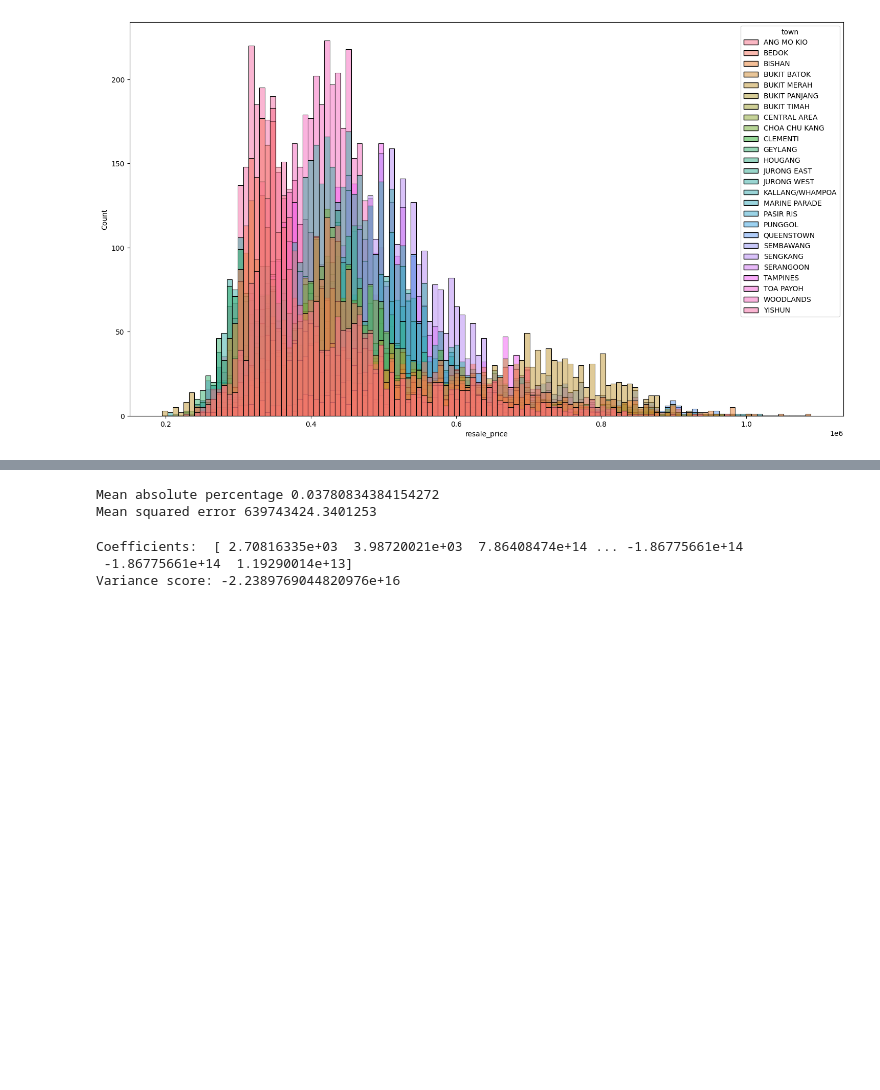
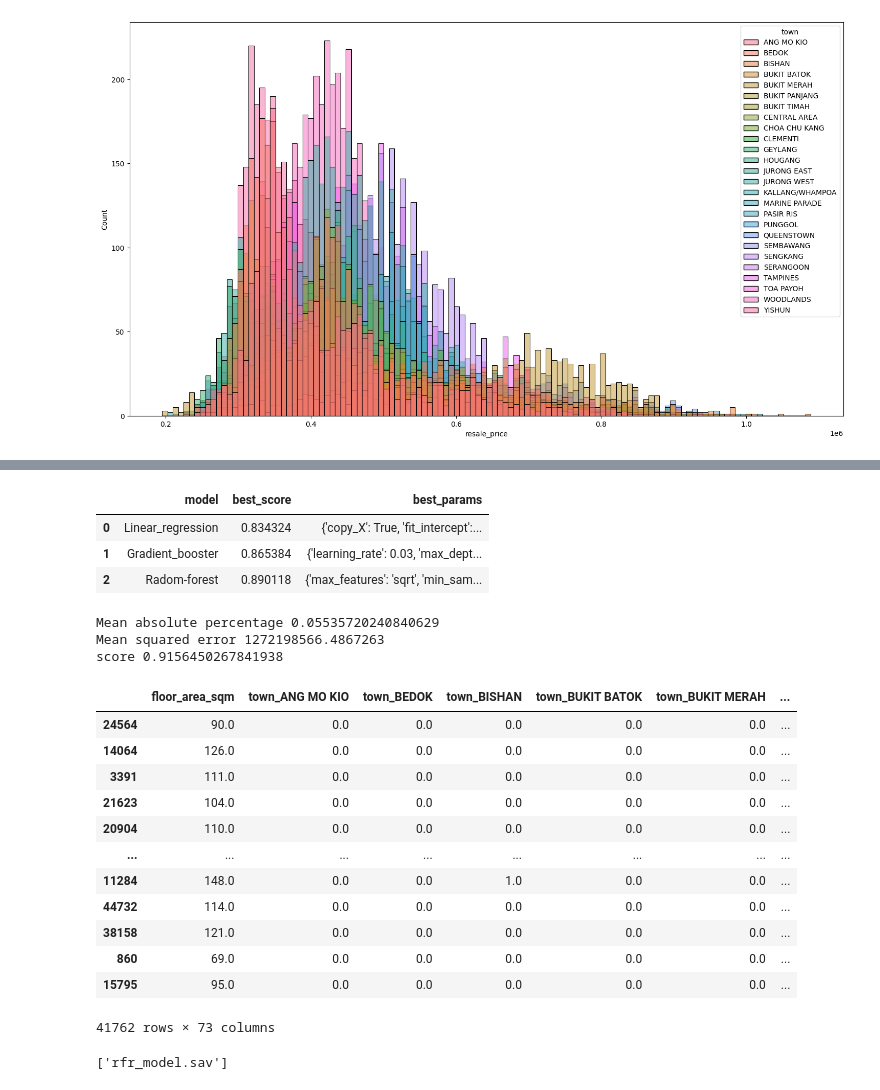
Before and after one commit to subramanian72/Singapore-Flat-Price-Prediction, a Jupyter notebook: SingProj.ipynb, the cells around one changed output, grey strips where cells are left out. Cells and saved outputs as stored; diff of their text form; code cells hidden in the pictures; blank space fills up the shorter version.

```diff
--- a/SingProj.ipynb
+++ b/SingProj.ipynb
@@ -299,12 +284,12 @@ from sklearn.metrics import mean_absolute_error
 from sklearn.model_selection import train_test_split
 
 X = df_final.drop(['resale_price'], axis=1)
-Y = df_final['resale_price']
+y = df_final['resale_price']
 
 # Split the training set into
 # training and validation set
-X_train, X_valid, Y_train, Y_valid = train_test_split(
-    X, Y, train_size=0.8, test_size=0.2, random_state=0)
+X_train, X_test, Y_train, Y_test = train_test_split(
+    X, y, train_size=0.8, test_size=0.2, random_state=42)
 # %%
 from sklearn.linear_model import LinearRegression
 from sklearn.metrics import mean_squared_error, mean_absolute_percentage_error
@@ -321,30 +420,46 @@ print(mean_squared_error(Y_valid, Y_pred))
+# %%
+#calling the function
+find_best_model_using_gridsearchcv(X_test,Y_test)
+# %% [output]
+|  | model | best_score | best_params |
+| 0 | Linear_regression | 0.834324 | {'copy_X': True, 'fit_intercept':... |
+| 1 | Gradient_booster | 0.865384 | {'learning_rate': 0.03, 'max_dept... |
+| 2 | Radom-forest | 0.890118 | {'max_features': 'sqrt', 'min_sam... |
 # %%
 from sklearn.ensemble import RandomForestRegressor
 
 model_RFR = RandomForestRegressor(n_estimators=10)
 model_RFR.fit(X_train, Y_train)
-Y_pred = model_RFR.predict(X_valid)
+Y_pred = model_RFR.predict(X_test)
 
-print("Mean absolute percentage", mean_absolute_percentage_error(Y_valid, Y_pred))
-print("Mean squared error", mean_squared_error(Y_valid, Y_pred))
+print("Mean absolute percentage", mean_absolute_percentage_error(Y_test, Y_pred))
+print("Mean squared error", mean_squared_error(Y_test, Y_pred))
+print("score", model_RFR.score(X_test,Y_test))
 # %% [output]
-Mean absolute percentage 0.03780834384154272
-Mean squared error 639743424.3401253
+Mean absolute percentage 0.05535720240840629
+Mean squared error 1272198566.4867263
+score 0.9156450267841938
-# %%
-from sklearn import datasets, linear_model, metrics
-
-# create linear regression object
-reg = linear_model.LinearRegression()
-
-# train the model using the training sets
-reg.fit(X_train, Y_train)
-
-# regression coefficients
-print('Coefficients: ', reg.coef_)
-
-# variance score: 1 means perfect prediction
-print('Variance score: {}'.format(reg.score(X_valid, Y_valid)))
-# %% [output]
-Coefficients:  [ 2.70816335e+03  3.98720021e+03  7.86408474e+14 ... -1.86775661e+14
- -1.86775661e+14  1.19290014e+13]
-Variance score: -2.2389769044820976e+16
+# %%
+X_train
+# %% [output]
+|  | floor_area_sqm | town_ANG MO KIO | town_BEDOK | town_BISHAN | town_BUKIT BATOK | town_BUKIT MERAH | ... |
+| 24564 | 90.0 | 0.0 | 0.0 | 0.0 | 0.0 | 0.0 | ... |
+| 14064 | 126.0 | 0.0 | 0.0 | 0.0 | 0.0 | 0.0 | ... |
+| 3391 | 111.0 | 0.0 | 0.0 | 0.0 | 0.0 | 0.0 | ... |
+| 21623 | 104.0 | 0.0 | 0.0 | 0.0 | 0.0 | 0.0 | ... |
+| 20904 | 110.0 | 0.0 | 0.0 | 0.0 | 0.0 | 0.0 | ... |
+| ... | ... | ... | ... | ... | ... | ... | ... |
+| 11284 | 148.0 | 0.0 | 0.0 | 1.0 | 0.0 | 0.0 | ... |
+| 44732 | 114.0 | 0.0 | 0.0 | 0.0 | 0.0 | 0.0 | ... |
+| 38158 | 121.0 | 0.0 | 0.0 | 0.0 | 0.0 | 0.0 | ... |
+| 860 | 69.0 | 0.0 | 0.0 | 0.0 | 0.0 | 0.0 | ... |
+| 15795 | 95.0 | 0.0 | 0.0 | 0.0 | 0.0 | 0.0 | ... |
+41762 rows × 73 columns
+# %%
+# To pickle the model
+
+import joblib
+
+joblib.dump(model_RFR, 'rfr_model.sav')
+# %% [output]
+['rfr_model.sav']
```
Also changed, not shown: parts of 33 cells of this notebook.
